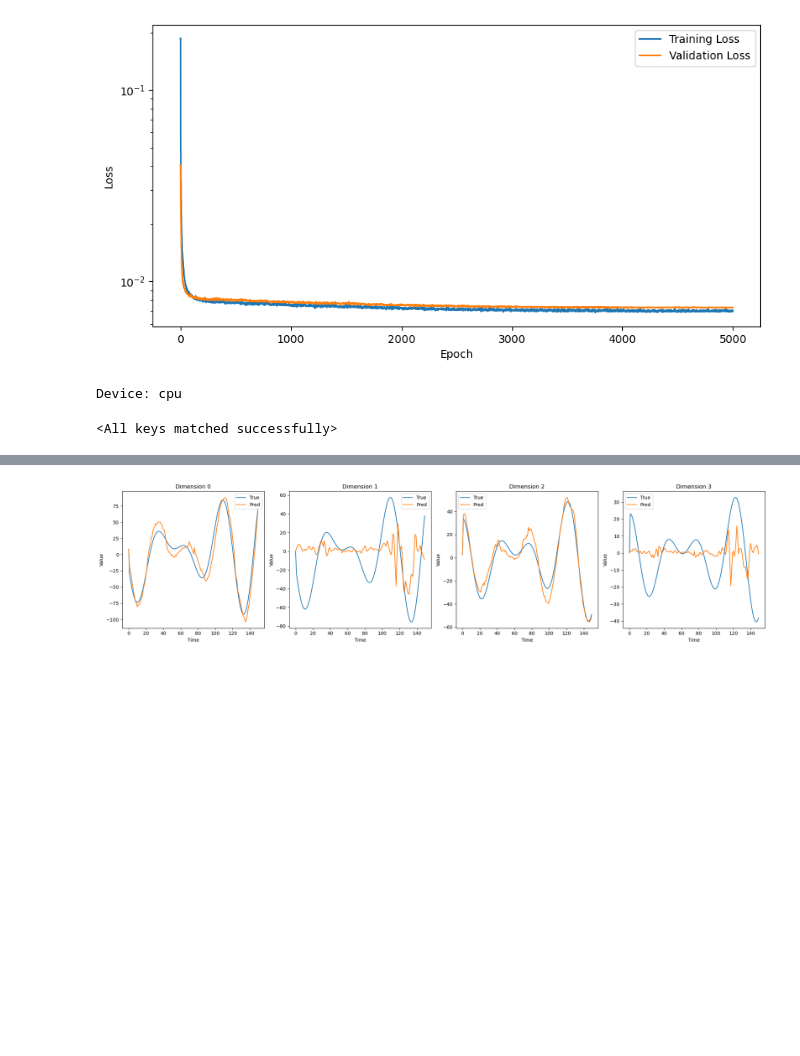
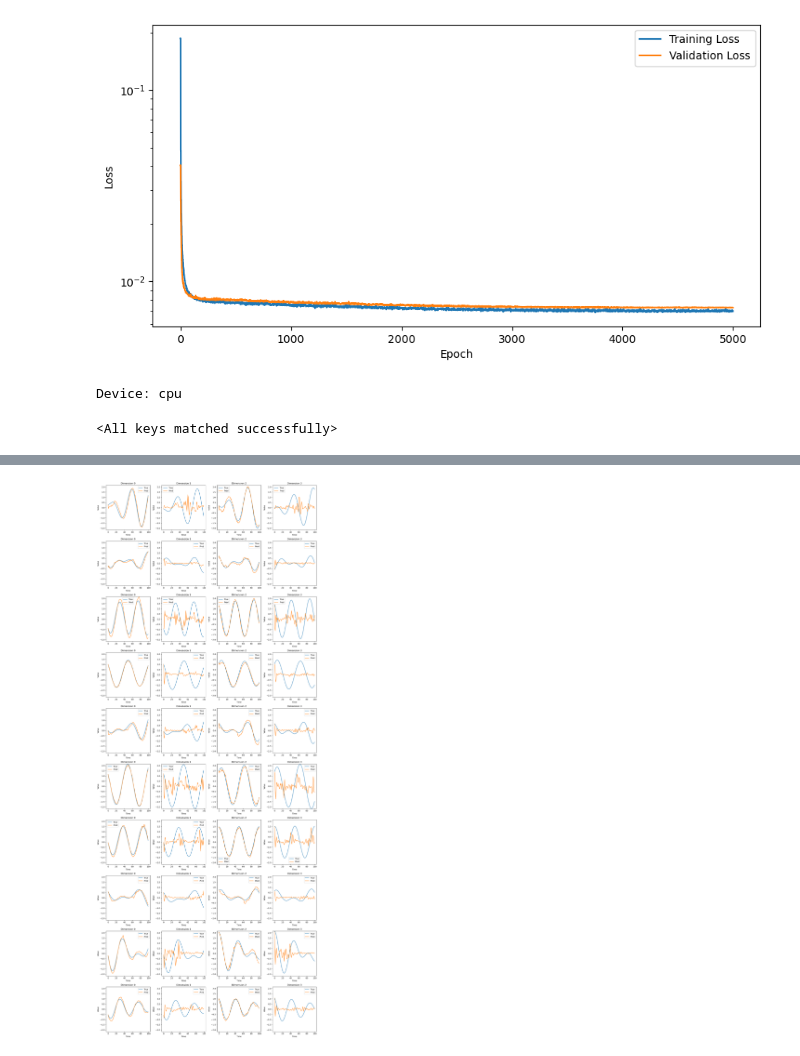
Before and after one commit to Shiqi-Wu/sensor_case, a Jupyter notebook: pca_from_formulation/test_linear.ipynb, the cells around one changed output, grey strips where cells are left out. Cells and saved outputs as stored; diff of their text form; code cells hidden in the pictures; blank space fills up the shorter version.

```diff
--- a/pca_from_formulation/test_linear.ipynb
+++ b/pca_from_formulation/test_linear.ipynb
@@ -16,12 +13,13 @@ import os
 # %%
 import yaml
 
-config_path = 'config_linear_1000_100.yaml'
+config_path = '/home/shiqi/code/model_combination_Argos/pca_from_formulation/output/experiment_5/config.yaml'
 with open(config_path, 'r') as file:
     config = yaml.safe_load(file)
 # %%
 save_dir = config['save_dir']
-data_dir = config['data_dir']
+train_data_dir = config['data_dir']
+test_data_dir = '/home/shiqi/code/model_combination_Argos/data_linear_1000_test'
 
 train_loss = np.load(os.path.join(save_dir, 'train_losses.npy'))
 test_loss = np.load(os.path.join(save_dir, 'test_losses.npy'))
@@ -66,12 +64,11 @@ model.load_state_dict(torch.load(os.path.join(save_dir, 'model.pth'), map_locati
 # %% [output]
 <All keys matched successfully>
 # %%
-
-# Data preparation
+begin, end = 50, 150
 x_dataset = []
 u_dataset = []
-window_size = config['window_size']
-
+window_size = end - begin
+data_dir = test_data_dir
 
 for item in os.listdir(data_dir):
     data_file_path = os.path.join(data_dir, item)
@@ -80,8 +77,8 @@ for item in os.listdir(data_dir):
     if os.path.exists(data_file_path):
         data_dict = np.load(data_file_path, allow_pickle=True).item()
         x_data, _, u_data, _ = load_dataset(data_dict)
-        x_dataset.append(x_data[:window_size,:])
-        u_dataset.append(u_data[:window_size,:])
+        x_dataset.append(x_data[begin:end,:])
+        u_dataset.append(u_data[begin:end,:])
     else:
         print(f"File not found: {data_file_path}")
 # %%
@@ -111,10 +109,12 @@ for x_data, u_data in zip(x_dataset, u_dataset):
         x_pred[step, :] = model.decode(x1)
         x0 = x1
     x_data_pred_traj.append(x_pred.detach().cpu().numpy())
-
+    # print(x_data_pred_traj[-1].shape)
     x_pca_true = model.std_layer_1.transform(x_data.detach())
     x_pca_true = model.pca_transformer.transform(x_pca_true)
+    x_pca_true = model.std_layer_2.transform(x_pca_true)
     x_pca_pred = model.std_layer_1.transform(x_pred.detach())
     x_pca_pred = model.pca_transformer.transform(x_pca_pred)
+    x_pca_pred = model.std_layer_2.transform(x_pca_pred)
     x_data_pca_traj.append(x_pca_true)
     x_data_pca_pred_traj.append(x_pca_pred)
@@ -184,29 +186,41 @@ plt.show()
 # %%
 import numpy as np
 import matplotlib.pyplot as plt
 
-k = 0  # 假设这是你想要绘图的数据集的索引
+ks = range(len(x_dataset))  # 选择六个代表性的k值进行绘图
 
-fig, axs = plt.subplots(1, 4, figsize=(20, 5))  # 创建一个1行4列的子图布局
+fig, axs = plt.subplots(len(ks), 4, figsize=(16, len(ks) * 4))  # 增加figsize参数以适应更多子图
 
-# 假设 x_data_pca_traj 和 x_data_pca_pred_traj 已经是你加载的数据
-x_true = x_data_pca_traj[k]
-x_pred = x_data_pca_pred_traj[k]
 
-# 遍历前4个维度进行绘图
-for dim in range(4):
-    # 直接使用dim作为列索引，因为只有一行
-    axs[dim].plot(x_true[:, dim], label='True')  # 绘制真实值
-    axs[dim].plot(x_pred[:, dim], label='Pred')  # 绘制预测值
-    axs[dim].set_title(f'Dimension {dim}')  # 设置标题
-    axs[dim].set_xlabel('Time')  # 设置x轴标签
-    axs[dim].set_ylabel('Value')  # 设置y轴标签
-    axs[dim].legend()  # 显示图例
+y_min, y_max = float('inf'), float('-inf')
+
+# 首先遍历所有数据找出全局最小值和最大值
+for k in ks:
+    x_true = x_data_pca_traj[k]
+    x_pred = x_data_pca_pred_traj[k]
+    y_min = min(y_min, np.min(x_true.detach().cpu().numpy()))
+    y_max = max(y_max, np.max(x_true.detach().cpu().numpy()))
+
+# 遍历每个选定的k值
+for idx, k in enumerate(ks):
+    x_true = x_data_pca_traj[k]
+    x_pred = x_data_pca_pred_traj[k]
+
+    # 遍历前4个维度进行绘图
+    for dim in range(4):
+        ax = axs[idx, dim]  # 获取对应的子图对象
+        ax.plot(x_true[:, dim], label='True')  # 绘制真实值
+        ax.plot(x_pred[:, dim], label='Pred')  # 绘制预测值
+        ax.set_title(f'Dimension {dim}')  # 设置标题
+        ax.set_xlabel('Time')  # 设置x轴标签
+        ax.set_ylabel('Value')  # 设置y轴标签
+        ax.set_ylim([y_min, y_max])
+        ax.legend()  # 显示图例
 
 plt.tight_layout()  # 调整布局
 plt.show()  # 显示图形
 # %% [output]
-[figure, old version]
+[figure, new version]
 # %%
 errors_pca = [x_data_pca_pred_traj[i] - x_data_pca_traj[i] for i in range(len(x_data_pca_pred_traj))]
 
```
Also changed, not shown: parts of 7 cells of this notebook, 47 other files.
